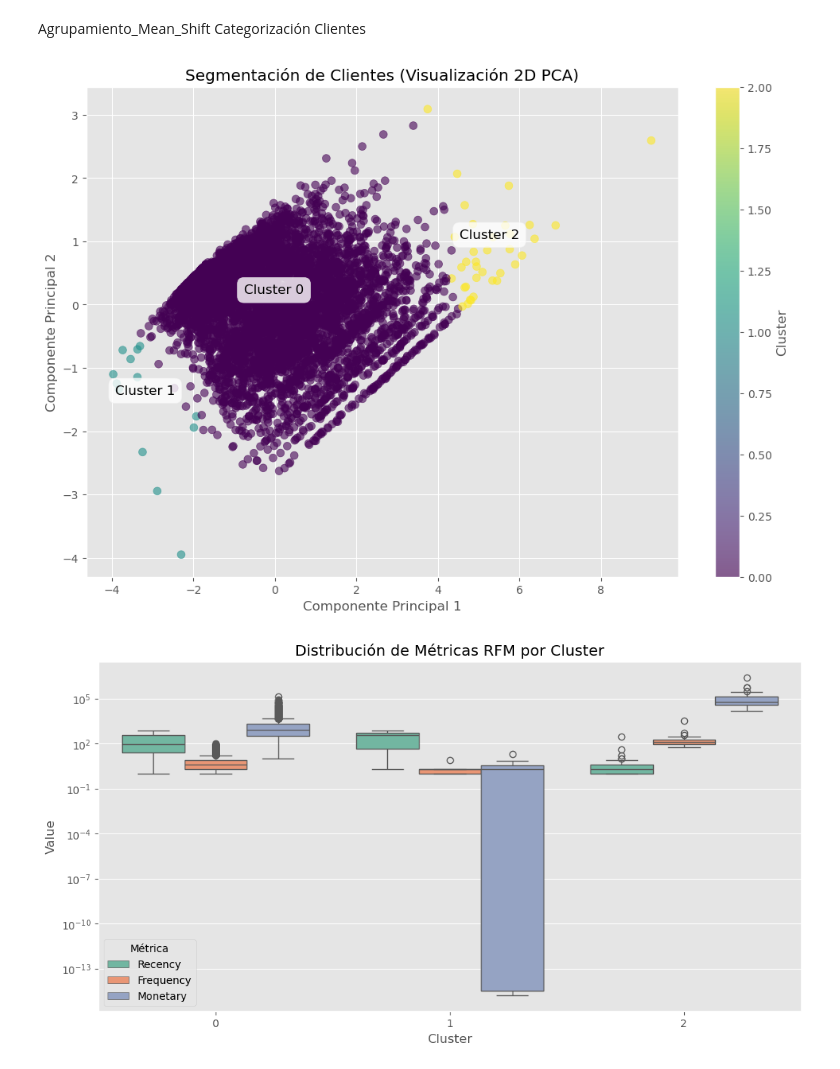
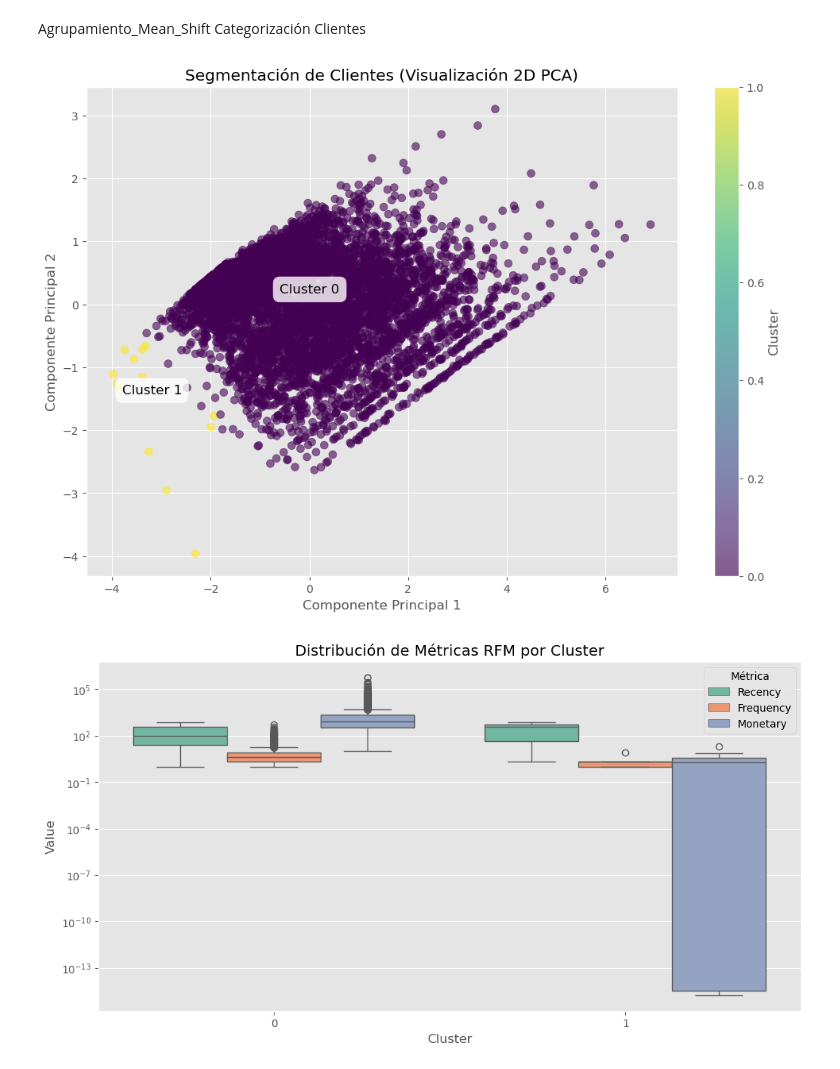
Before and after one commit to Pato66661/Ciencia_Datos_T2, a Jupyter notebook: Taller_Online_Retail.ipynb, the cells around one changed output. Saved outputs shown, nothing was run; the diff lists cells and outputs as text; code cells hidden in the pictures.

```diff
--- a/Taller_Online_Retail.ipynb
+++ b/Taller_Online_Retail.ipynb
@@ -304,6 +304,9 @@ Normales” y “Clientes Premium”.
 # %%
 # Crear una copia del DataFrame limpio para trabajar
 df_clasificacion = df_limpio.copy()
+
+# Filtrar filas donde 'Customer ID' no sea 'Otros'
+df_clasificacion = df_clasificacion[df_clasificacion['Customer ID'] != 'Otros']
 
 # Calcular el total gastado por cada cliente
 clientes_agrupados = df_clasificacion.groupby('Customer ID')['TotalPrice'].sum().reset_index()
@@ -511,7 +514,7 @@ from sklearn.preprocessing import StandardScaler
 from sklearn.decomposition import PCA
 
 # 1. Preparación de datos RFM
-df = df_limpio.copy()
+df = df_clasificacion.copy()
 df = df[df['Customer ID'] != 'otros'].dropna(subset=['Customer ID'])
 df['InvoiceDate'] = pd.to_datetime(df['InvoiceDate'])
 reference_date = df['InvoiceDate'].max() + pd.Timedelta(days=1)
@@ -688,7 +691,7 @@ from sklearn.preprocessing import StandardScaler
 from sklearn.decomposition import PCA
 
 # 1. Preparación de datos RFM
-df = df_limpio.copy()
+df = df_clasificacion.copy()
 df = df[df['Customer ID'] != 'otros'].dropna(subset=['Customer ID'])
 df['InvoiceDate'] = pd.to_datetime(df['InvoiceDate'])
 reference_date = df['InvoiceDate'].max() + pd.Timedelta(days=1)
@@ -756,33 +759,33 @@ rfm_melted = rfm.melt(
     id_vars=['Cluster'],
     value_vars=['Recency', 'Frequency', 'Monetary'],
     var_name='Metric',
     value_name='Value'
 )
 
 plt.figure(figsize=(12, 6))
 sns.boxplot(
     x='Cluster',
     y='Value',
     hue='Metric',
     data=rfm_melted,
     palette='Set2'
 )
 plt.title('Distribución de Métricas RFM por Cluster')
 plt.yscale('log')
 plt.legend(title='Métrica')
 plt.show()
 
 # 7. Interpretación de clusters
 cluster_stats = rfm.groupby('Cluster').agg({
     'Recency': ['mean', 'median'],
     'Frequency': ['mean', 'median'],
     'Monetary': ['mean', 'median'],
     'Customer ID': 'count'
 }).round(2)
 
 print("Estadísticas por cluster:")
 print(cluster_stats)
 # %% [output]
-[figure, old version]
+[figure, new version]
-[figure, old version]
+[figure, new version]
 Estadísticas por cluster:
```
Also changed, not shown: parts of 6 cells of this notebook, 2 other files.
